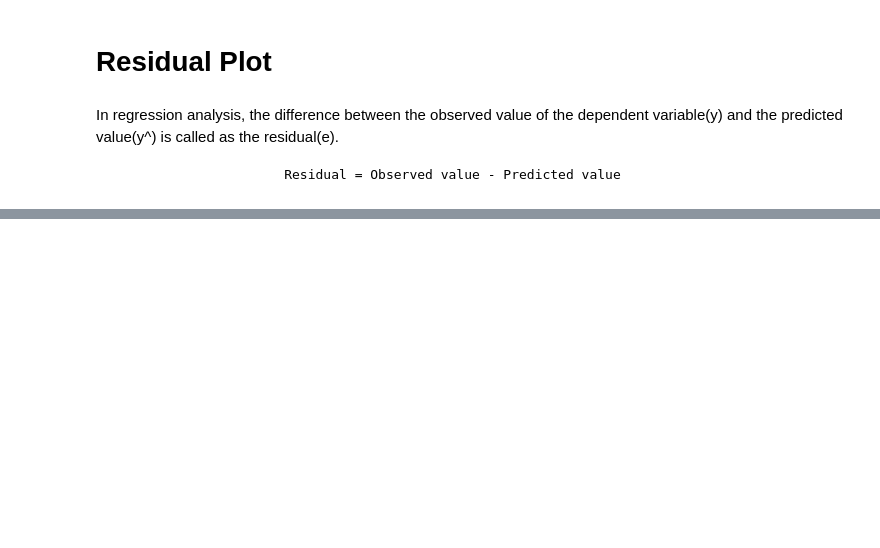
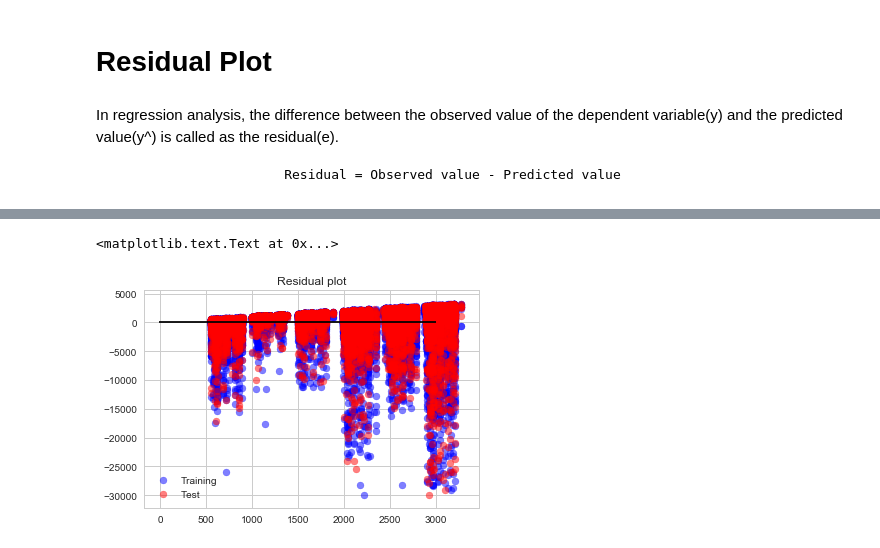
Before and after one commit to AswathKiruba/Machine-Learning, a Jupyter notebook: Linear Regression.ipynb, the cells around one changed output, grey strips where cells are left out. Drawn from its saved outputs; the diff is of its cells as text; code cells hidden in the pictures; blank space fills up the shorter version.

```diff
--- a/Linear Regression.ipynb
+++ b/Linear Regression.ipynb
@@ -291,0 +401,4 @@ plt.title('Residual plot')
+# %%
+#prediction
+pred_train = lreg.predict(X_train)
+pred_test = lreg.predict(X_test)
@@ -291,0 +415,12 @@ plt.title('Residual plot')
+# %%
+train = plt.scatter(pred_train,(pred_train-Y_train),c='b',alpha=0.5)
+
+test = plt.scatter(pred_test,(pred_test-Y_test),c='r',alpha=0.5)
+
+plt.hlines(y=0, xmin=-10,xmax=3000)
+
+plt.legend((train,test),('Training','Test'),loc='lower left')
+plt.title('Residual plot')
+# %% [output]
+<matplotlib.text.Text at 0x...>
+[figure, added]
```
Also changed, not shown: parts of 19 cells of this notebook.
